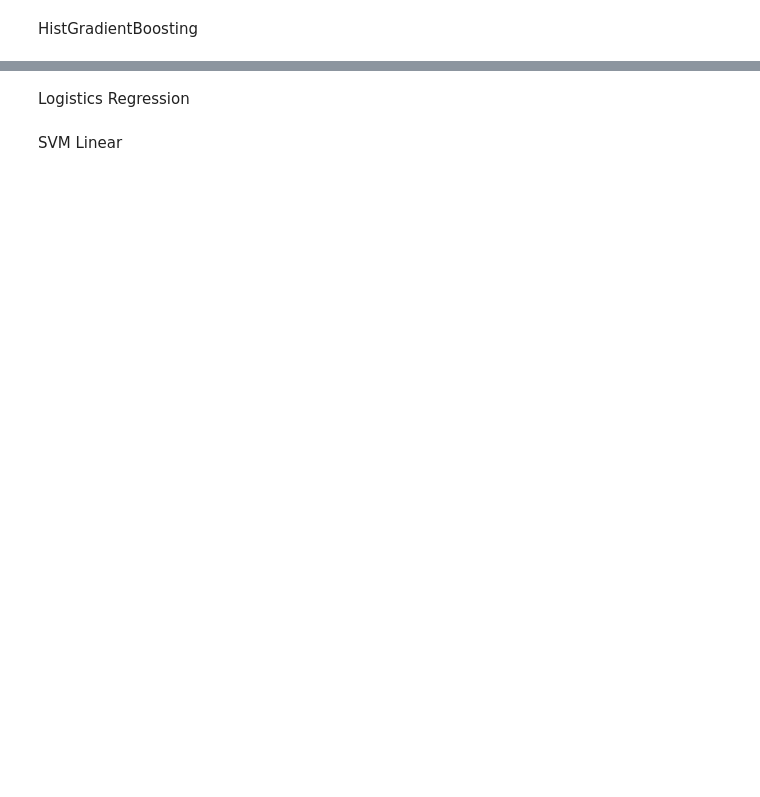
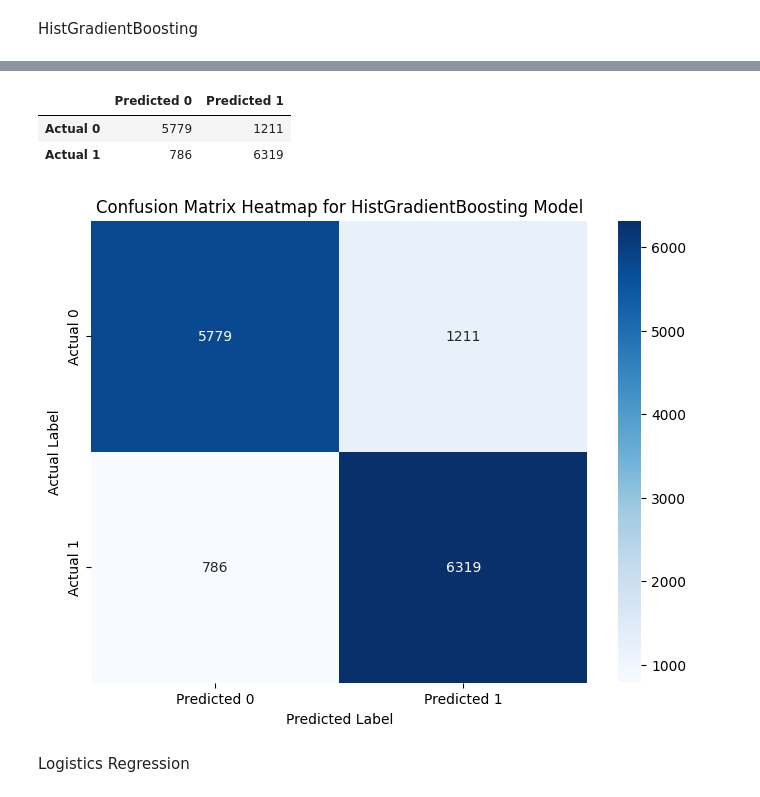
Before and after one commit to DavidMendezM/Proyecto, a Jupyter notebook: Proyecto_II.ipynb, the cells around one changed output, grey strips where cells are left out. Saved outputs shown, nothing was run; the diff lists cells and outputs as text; code cells hidden in the pictures; blank space fills up the shorter version.

```diff
--- a/Proyecto_II.ipynb
+++ b/Proyecto_II.ipynb
@@ -754,2 +980,70 @@ Extra-trees
 # %% [markdown]
 HistGradientBoosting
+# %%
+from sklearn.pipeline import Pipeline
+from sklearn.model_selection import GridSearchCV
+from sklearn.ensemble import HistGradientBoostingClassifier
+from sklearn.model_selection import RepeatedStratifiedKFold
+from sklearn.metrics import classification_report, confusion_matrix
+import matplotlib.pyplot as plt
+import seaborn as sns
+import pandas as pd
+
+# Define the pipeline
+# Train on the SMOTE-resampled data (X_resampled, y_resampled)
+pipeline_hgb = Pipeline([
+    ('hgb', HistGradientBoostingClassifier(random_state=42))
+])
+
+# Define the parameter grid for GridSearchCV
+# Using a reduced parameter grid for faster execution
+param_grid_hgb = {
+    'hgb__max_iter': [100, 200], # Number of boosting iterations
+    'hgb__max_depth': [None, 10], # Maximum depth of the individual trees
+    'hgb__learning_rate': [0.1, 0.01] # Step size shrinkage
+}
+
+# Define the evaluation method
+# Using the same reduced splits and repeats for faster execution
+cv_hgb = RepeatedStratifiedKFold(n_splits=3, n_repeats=1, random_state=42)
+
+# Define the grid search
+grid_search_hgb = GridSearchCV(pipeline_hgb, param_grid_hgb, cv=cv_hgb, scoring='accuracy', n_jobs=-1)
+
+# Perform the search (using the full resampled data for simplicity in this example)
+grid_search_hgb.fit(X_resampled, y_resampled)
+
+# Summarize the best results
+print('Best Mean Accuracy: %.3f' % grid_search_hgb.best_score_)
+print('Best Parameters: %s' % grid_search_hgb.best_params_)
+
+# --- Evaluation on Original Test Set ---
+
+# Get the best model from the grid search (trained on X_resampled, y_resampled)
+best_hgb_model = grid_search_hgb.best_estimator_
+
+# Predict on the original test data (X_test, y_test)
+y_pred_best_hgb_original_test = best_hgb_model.predict(X_test)
+
+# Print the classification report
+print("\nClassification Report for the Best HistGradientBoosting Model (Evaluated on Original Test Set):")
+print(classification_report(y_test, y_pred_best_hgb_original_test))
+
+# Calculate and print the confusion matrix
+conf_matrix_hgb_original_test = confusion_matrix(y_test, y_pred_best_hgb_original_test)
+print("\nConfusion Matrix (Evaluated on Original Test Set):")
+print(conf_matrix_hgb_original_test)
+
+# Display confusion matrix with labels
+conf_matrix_df_hgb_original_test = pd.DataFrame(conf_matrix_hgb_original_test, index=['Actual 0', 'Actual 1'], columns=['Predicted 0', 'Predicted 1'])
+print("\nConfusion Matrix with Labels (Evaluated on Original Test Set):")
+display(conf_matrix_df_hgb_original_test)
+
+# Plot the heatmap
+plt.figure(figsize=(8, 6))
+sns.heatmap(conf_matrix_df_hgb_original_test, annot=True, fmt='d', cmap='Blues')
+plt.title('Confusion Matrix Heatmap for HistGradientBoosting Model')
+plt.xlabel('Predicted Label')
+plt.ylabel('Actual Label')
+plt.show()
+# %% [output]
@@ -756,4 +1069,6 @@ HistGradientBoosting
+|  | Predicted 0 | Predicted 1 |
+| Actual 0 | 5779 | 1211 |
+| Actual 1 | 786 | 6319 |
+[figure, added]
 # %% [markdown]
 Logistics Regression
-# %% [markdown]
-SVM Linear
```
Also changed, not shown: parts of 9 cells of this notebook.
